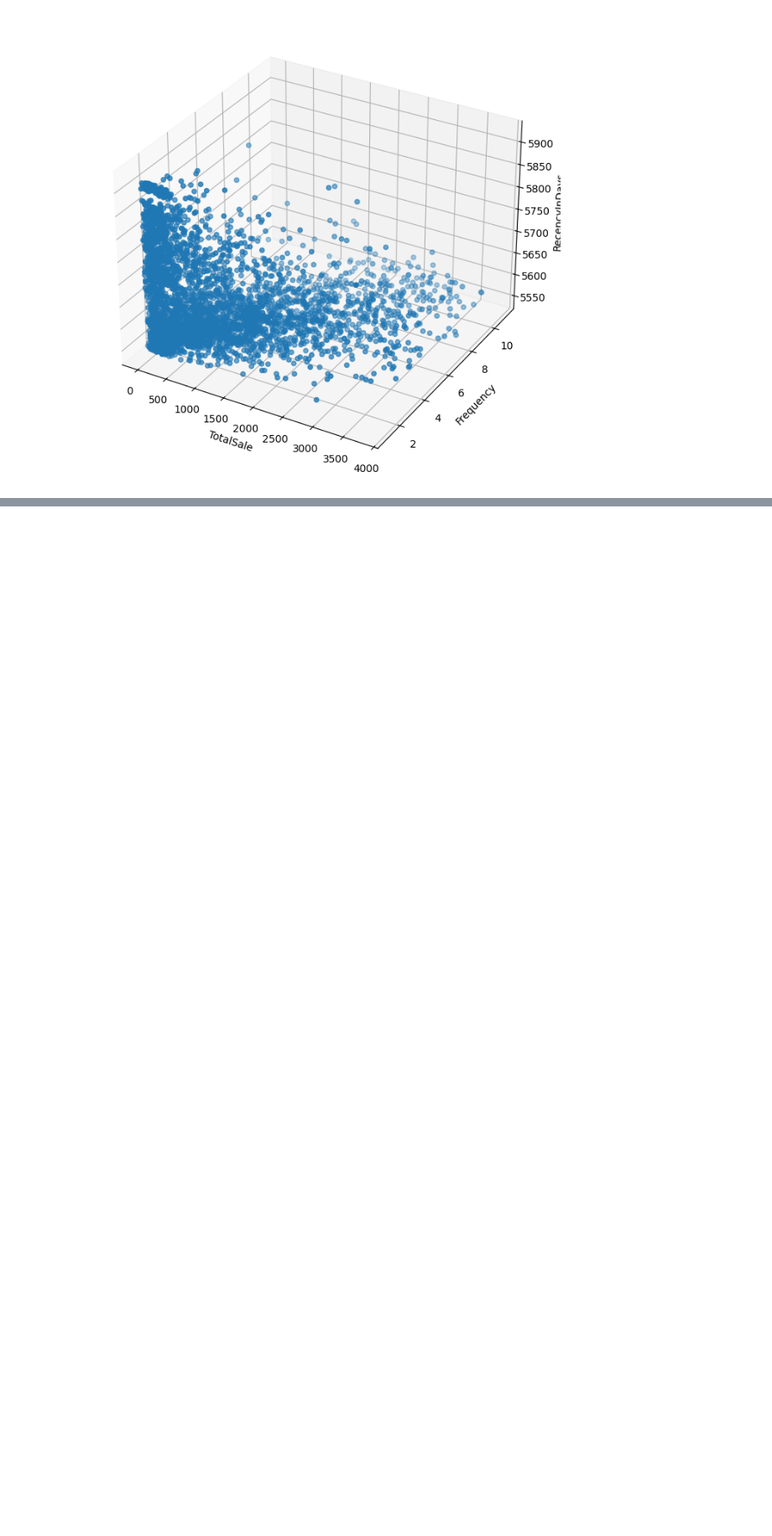
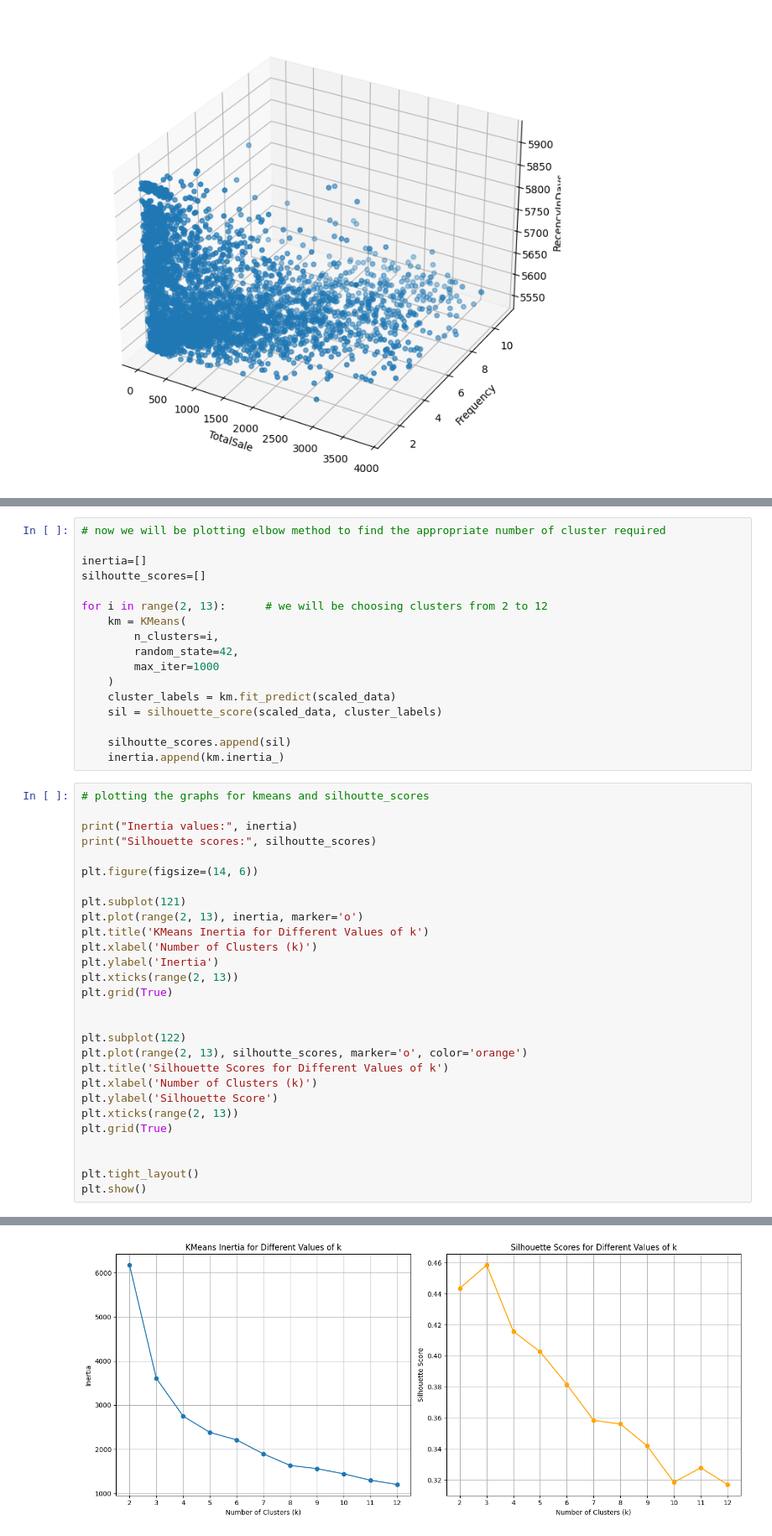
Before and after one commit to pradhans369/Python_and_Data_Science, a Jupyter notebook: 0 ML practice/14_1.ipynb, the cells around one changed output, grey strips where cells are left out. Shown at 84% size. Drawn from its saved outputs; the diff is of its cells as text; blank space fills up the shorter version.

```diff
--- a/0 ML practice/14_1.ipynb
+++ b/0 ML practice/14_1.ipynb
@@ -339,0 +357,46 @@ plt.show()
+# %%
+# now we will be plotting elbow method to find the appropriate number of cluster required
+
+inertia=[]
+silhoutte_scores=[]
+
+for i in range(2, 13):      # we will be choosing clusters from 2 to 12
+    km = KMeans(
+        n_clusters=i,
+        random_state=42,
+        max_iter=1000
+    )
+    cluster_labels = km.fit_predict(scaled_data)
+    sil = silhouette_score(scaled_data, cluster_labels)
+
+    silhoutte_scores.append(sil)
+    inertia.append(km.inertia_)
+# %%
+# plotting the graphs for kmeans and silhoutte_scores
+
+print("Inertia values:", inertia)
+print("Silhouette scores:", silhoutte_scores)
+
+plt.figure(figsize=(14, 6))
+
+plt.subplot(121)
+plt.plot(range(2, 13), inertia, marker='o')
+plt.title('KMeans Inertia for Different Values of k')
+plt.xlabel('Number of Clusters (k)')
+plt.ylabel('Inertia')
+plt.xticks(range(2, 13))
+plt.grid(True)
+
+
+plt.subplot(122)
+plt.plot(range(2, 13), silhoutte_scores, marker='o', color='orange')
+plt.title('Silhouette Scores for Different Values of k')
+plt.xlabel('Number of Clusters (k)')
+plt.ylabel('Silhouette Score')
+plt.xticks(range(2, 13))
+plt.grid(True)
+
+
+plt.tight_layout()
+plt.show()
+# %% [output]
@@ -339,0 +405 @@ plt.show()
+[figure, added]
```
Also changed, not shown: parts of 23 cells of this notebook.
